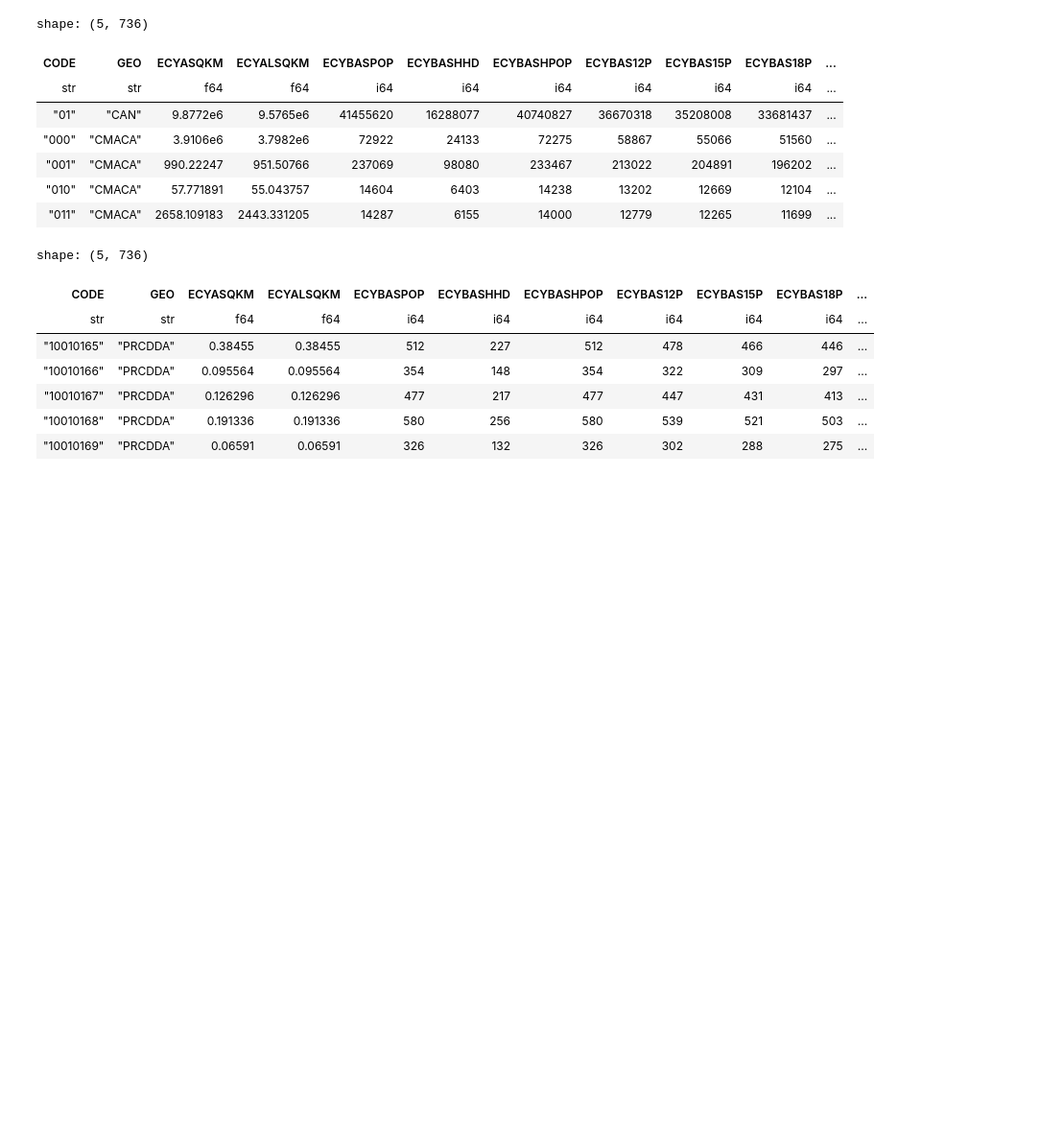
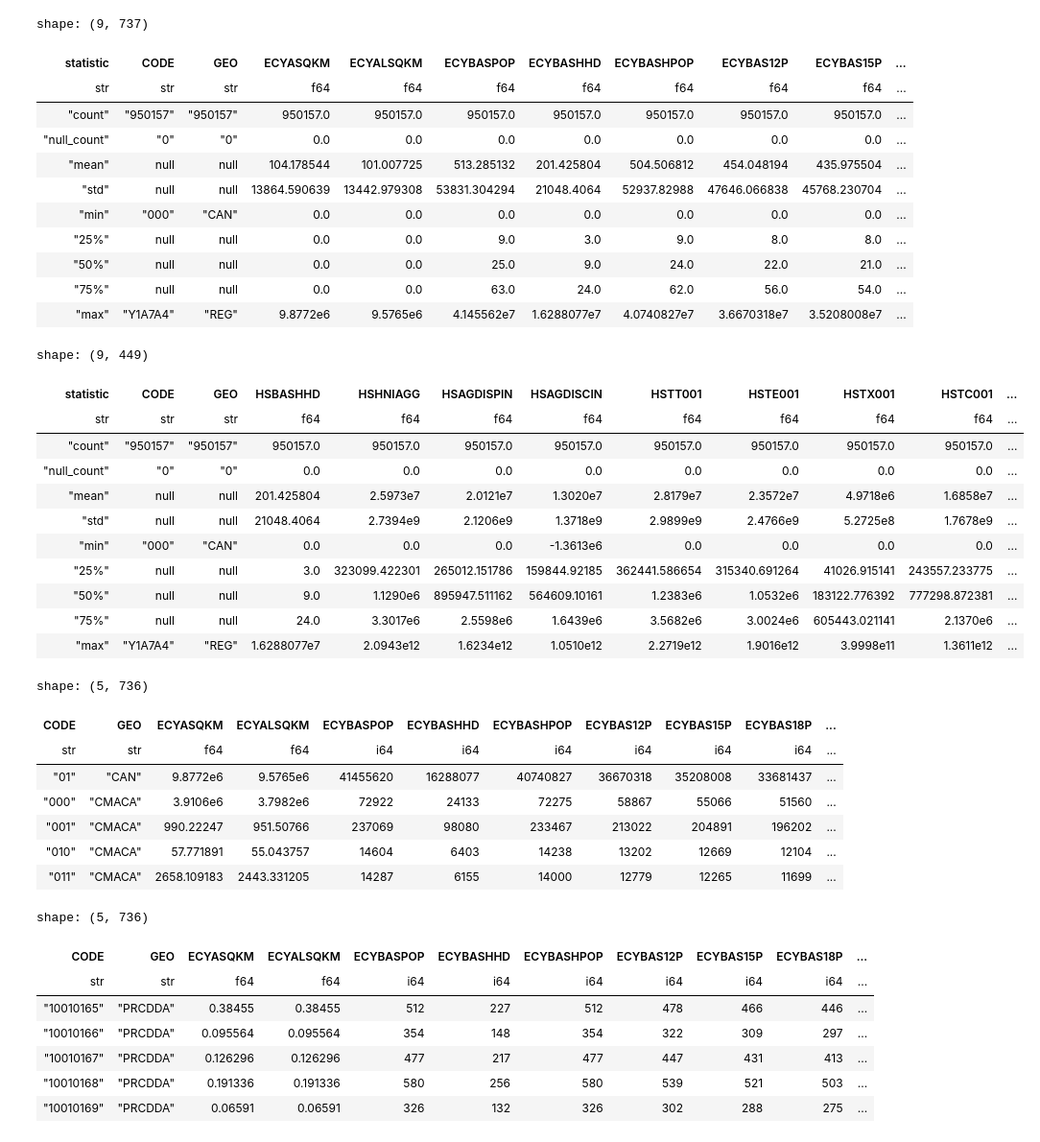
Before and after one commit to Astru5/DS3000, a Jupyter notebook: notebooks/data_prep.ipynb, the cells around one changed output. Shown at 96% size. Saved outputs shown, nothing was run; the diff lists cells and outputs as text; code cells hidden in the pictures; blank space fills up the shorter version.

```diff
--- a/notebooks/data_prep.ipynb
+++ b/notebooks/data_prep.ipynb
@@ -32,8 +32,33 @@ hhs = hhs1.join(hhs2, on=["CODE", "GEO"], how="inner")
 # %%
 # show descriptive stats (Skip bc it takes a few min to run)
 
-# display(demo.describe())
-# display(hhs.describe())
+display(demo.describe())
+display(hhs.describe())
+# %% [output]
+shape: (9, 737)
+| statistic | CODE | GEO | ECYASQKM | ECYALSQKM | ECYBASPOP | ECYBASHHD | ECYBASHPOP | ECYBAS12P | ECYBAS15P | ... |
+| str | str | str | f64 | f64 | f64 | f64 | f64 | f64 | f64 | ... |
+| "count" | "950157" | "950157" | 950157.0 | 950157.0 | 950157.0 | 950157.0 | 950157.0 | 950157.0 | 950157.0 | ... |
+| "null_count" | "0" | "0" | 0.0 | 0.0 | 0.0 | 0.0 | 0.0 | 0.0 | 0.0 | ... |
+| "mean" | null | null | 104.178544 | 101.007725 | 513.285132 | 201.425804 | 504.506812 | 454.048194 | 435.975504 | ... |
+| "std" | null | null | 13864.590639 | 13442.979308 | 53831.304294 | 21048.4064 | 52937.82988 | 47646.066838 | 45768.230704 | ... |
+| "min" | "000" | "CAN" | 0.0 | 0.0 | 0.0 | 0.0 | 0.0 | 0.0 | 0.0 | ... |
+| "25%" | null | null | 0.0 | 0.0 | 9.0 | 3.0 | 9.0 | 8.0 | 8.0 | ... |
+| "50%" | null | null | 0.0 | 0.0 | 25.0 | 9.0 | 24.0 | 22.0 | 21.0 | ... |
+| "75%" | null | null | 0.0 | 0.0 | 63.0 | 24.0 | 62.0 | 56.0 | 54.0 | ... |
+| "max" | "Y1A7A4" | "REG" | 9.8772e6 | 9.5765e6 | 4.145562e7 | 1.6288077e7 | 4.0740827e7 | 3.6670318e7 | 3.5208008e7 | ... |
+shape: (9, 449)
+| statistic | CODE | GEO | HSBASHHD | HSHNIAGG | HSAGDISPIN | HSAGDISCIN | HSTT001 | HSTE001 | HSTX001 | HSTC001 | ... |
+| str | str | str | f64 | f64 | f64 | f64 | f64 | f64 | f64 | f64 | ... |
+| "count" | "950157" | "950157" | 950157.0 | 950157.0 | 950157.0 | 950157.0 | 950157.0 | 950157.0 | 950157.0 | 950157.0 | ... |
+| "null_count" | "0" | "0" | 0.0 | 0.0 | 0.0 | 0.0 | 0.0 | 0.0 | 0.0 | 0.0 | ... |
+| "mean" | null | null | 201.425804 | 2.5973e7 | 2.0121e7 | 1.3020e7 | 2.8179e7 | 2.3572e7 | 4.9718e6 | 1.6858e7 | ... |
+| "std" | null | null | 21048.4064 | 2.7394e9 | 2.1206e9 | 1.3718e9 | 2.9899e9 | 2.4766e9 | 5.2725e8 | 1.7678e9 | ... |
+| "min" | "000" | "CAN" | 0.0 | 0.0 | 0.0 | -1.3613e6 | 0.0 | 0.0 | 0.0 | 0.0 | ... |
+| "25%" | null | null | 3.0 | 323099.422301 | 265012.151786 | 159844.92185 | 362441.586654 | 315340.691264 | 41026.915141 | 243557.233775 | ... |
+| "50%" | null | null | 9.0 | 1.1290e6 | 895947.511162 | 564609.10161 | 1.2383e6 | 1.0532e6 | 183122.776392 | 777298.872381 | ... |
+| "75%" | null | null | 24.0 | 3.3017e6 | 2.5598e6 | 1.6439e6 | 3.5682e6 | 3.0024e6 | 605443.021141 | 2.1370e6 | ... |
+| "max" | "Y1A7A4" | "REG" | 1.6288077e7 | 2.0943e12 | 1.6234e12 | 1.0510e12 | 2.2719e12 | 1.9016e12 | 3.9998e11 | 1.3611e12 | ... |
 # %%
 # show demo
 
```
Also changed, not shown: parts of 6 cells of this notebook.
